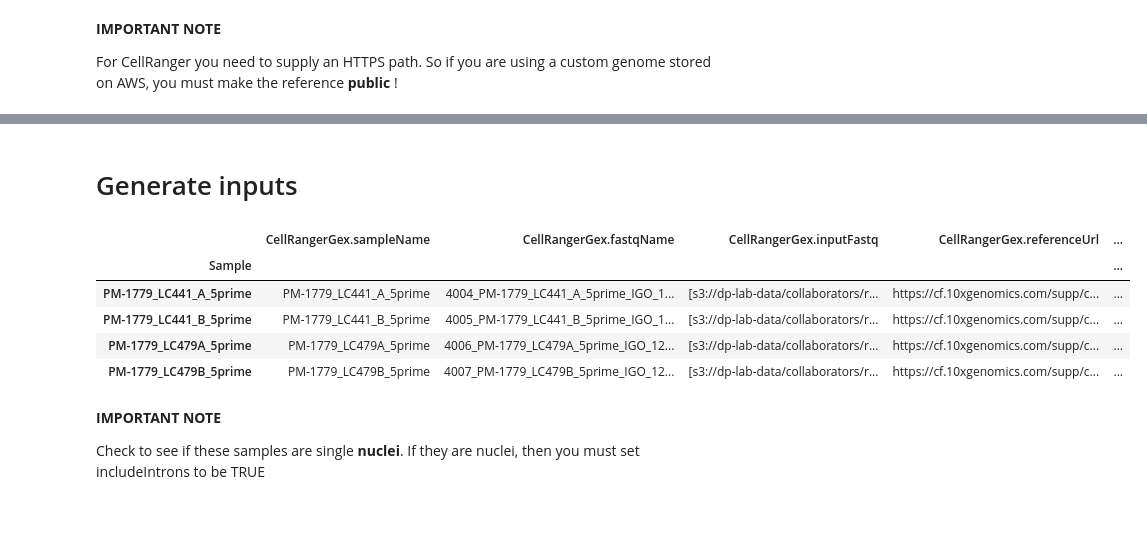
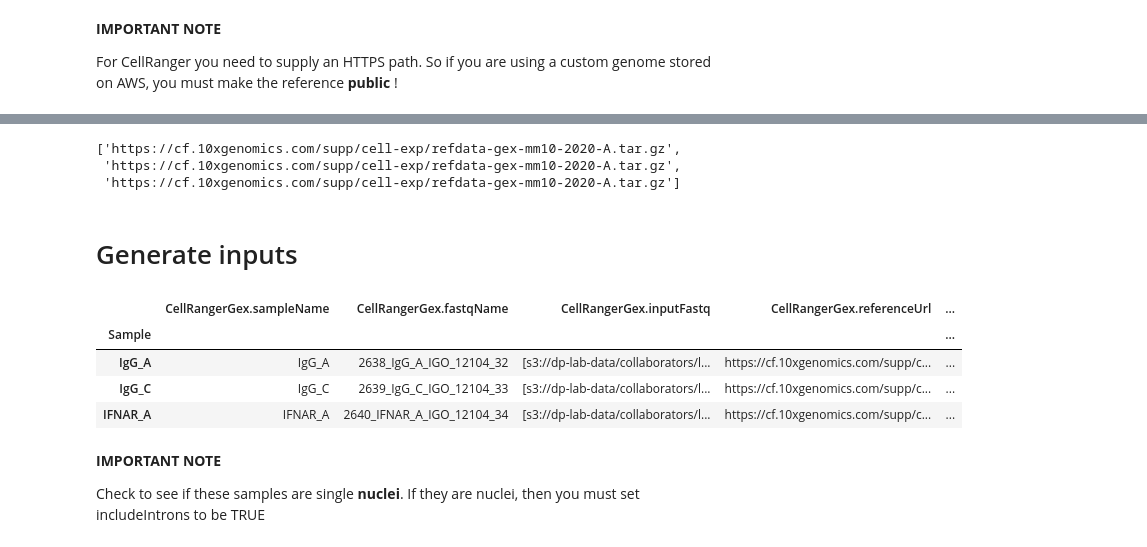
Before and after one commit to andrewmoorman/scing-notebooks, a Jupyter notebook: notebooks/Run_CellRangerGex.ipynb, the cells around one changed output, grey strips where cells are left out. Cells and saved outputs as stored; diff of their text form; code cells hidden in the pictures; blank space fills up the shorter version.

```diff
--- a/notebooks/Run_CellRangerGex.ipynb
+++ b/notebooks/Run_CellRangerGex.ipynb
@@ -72,10 +70,10 @@ with open(db_credentials_path) as f:
 # %%
 # You can supply a list of IDs or request IDs
 
-# request_ids = ['PM-1779']
+# request_ids = ['ARN-1167']
 # samples = sample_scridb_info(request_ids, 'request_id', creds)
 
-sample_ids = list(range(4004, 4008))
+sample_ids = list(range(2638, 2641))
 samples = sample_scridb_info(sample_ids, 'id', creds)
 
 samples
@@ -118,4 +115,19 @@ PM-1779_LC479B_5prime
 # %%
-samples["FASTQs"] = samples["AWS_storage"].apply(lambda x: get_fastqs(x, fastq_map[prefix], "FASTQ"))
+# If FASTQ files are in one folder
+# fastq_map = ['R1','R2']
+# samples["FASTQs"] = samples["AWS_storage"].apply(lambda x: get_fastqs(x, fastq_map, "FASTQ"))
+
+# samples["FASTQs"] = samples["AWS_storage"].apply(lambda x: get_fastqs(x, fastq_map[prefix], "FASTQ"))
+
+# If the sample has SEQC split FASTQ files into different folders
+fastqs = []
+for sample, row in samples.iterrows():
+    print(sample)
+    r1 = get_fastqs(row['AWS_storage'], ['R1'], "barcode")
+    r2 = get_fastqs(row['AWS_storage'], ['R2'], "genomic")
+
+    fastqs.append({**r1, **r2})
+
+samples['FASTQs'] = fastqs
 samples
 # %% [output]
@@ -127,0 +142,17 @@ samples
+# %%
+samples['FASTQ_list'] = [[]] * len(samples)
+
+fastqs = []
+
+for sample, row in samples.iterrows():
+    fastq_list = np.ravel(list(row['FASTQs'].values()))
+
+    fastq_samp = []
+    for fastq in fastq_list:
+        filename = fastq.split('/')[-1]
+        if filename.startswith('26'):
+            fastq_samp.append(fastq)
+    fastqs.append(fastq_samp)
+
+samples['FASTQ_list'] = fastqs
+samples
@@ -164,33 +205,40 @@ samples
+# %%
+# samples['reference'] = 'https://dp-lab-data.s3.amazonaws.com/collaborators/aboire/LeptomeningealMetHeterogeneity/transgene_reference/refdata-cellranger/Leptomeningeal_metastasis_heterogeneity-GRCm38-Ensembl-87-transgenes.tar.gz'
+list(samples['reference'])
+# %% [output]
+['https://cf.10xgenomics.com/supp/cell-exp/refdata-gex-mm10-2020-A.tar.gz',
+ 'https://cf.10xgenomics.com/supp/cell-exp/refdata-gex-mm10-2020-A.tar.gz',
+ 'https://cf.10xgenomics.com/supp/cell-exp/refdata-gex-mm10-2020-A.tar.gz']
 # %% [markdown]
 # Generate inputs
 # %%
 # Standard inputs, modify fields as need be
 
 # Load minimum inputs and labels fields from templates
 with open(f"{config_dir}/template.inputs.json") as f:
     std_inputs_fields = list(json.load(f).keys())
 
 # Annotate all samples with workflow inputs and labels
 inputs = pd.DataFrame(index=samples.index, columns=std_inputs_fields,)
 
 # Annotate inputs
 inputs[f"{prefix}.sampleName"] = inputs.index # may need to change
-inputs[f"{prefix}.inputFastq"] = samples["FASTQs"].apply(lambda x: np.ravel(list(x.values())))
+inputs[f"{prefix}.inputFastq"] = samples['FASTQ_list']
+# inputs[f"{prefix}.inputFastq"] = samples["FASTQs"].apply(lambda x: np.ravel(list(x.values())))
 inputs[f"{prefix}.fastqName"] = inputs[f"{prefix}.inputFastq"].apply(lambda x: get_fastqs_name(x))
 inputs[f"{prefix}.referenceUrl"] = samples["reference"]
 inputs[f"{prefix}.includeIntrons"] = False
 inputs[f"{prefix}.expectCells"] = 5000
 inputs[f"{prefix}.memory"] = 256
 inputs[f"{prefix}.dockerRegistry"] = common_docker_registry
 
 inputs
 # %% [output]
 |  | CellRangerGex.sampleName | CellRangerGex.fastqName | CellRangerGex.inputFastq | CellRangerGex.referenceUrl | ... |
 | Sample |  |  |  |  | ... |
-| PM-1779_LC441_A_5prime | PM-1779_LC441_A_5prime | 4004_PM-1779_LC441_A_5prime_IGO_1... | [s3://dp-lab-data/collaborators/r... | https://cf.10xgenomics.com/supp/c... | ... |
-| PM-1779_LC441_B_5prime | PM-1779_LC441_B_5prime | 4005_PM-1779_LC441_B_5prime_IGO_1... | [s3://dp-lab-data/collaborators/r... | https://cf.10xgenomics.com/supp/c... | ... |
-| PM-1779_LC479A_5prime | PM-1779_LC479A_5prime | 4006_PM-1779_LC479A_5prime_IGO_12... | [s3://dp-lab-data/collaborators/r... | https://cf.10xgenomics.com/supp/c... | ... |
-| PM-1779_LC479B_5prime | PM-1779_LC479B_5prime | 4007_PM-1779_LC479B_5prime_IGO_12... | [s3://dp-lab-data/collaborators/r... | https://cf.10xgenomics.com/supp/c... | ... |
+| IgG_A | IgG_A | 2638_IgG_A_IGO_12104_32 | [s3://dp-lab-data/collaborators/l... | https://cf.10xgenomics.com/supp/c... | ... |
+| IgG_C | IgG_C | 2639_IgG_C_IGO_12104_33 | [s3://dp-lab-data/collaborators/l... | https://cf.10xgenomics.com/supp/c... | ... |
+| IFNAR_A | IFNAR_A | 2640_IFNAR_A_IGO_12104_34 | [s3://dp-lab-data/collaborators/l... | https://cf.10xgenomics.com/supp/c... | ... |
 # %% [markdown]
 <b>IMPORTANT NOTE</b>
 
```
Also changed, not shown: parts of 16 cells of this notebook, 31 other files.
